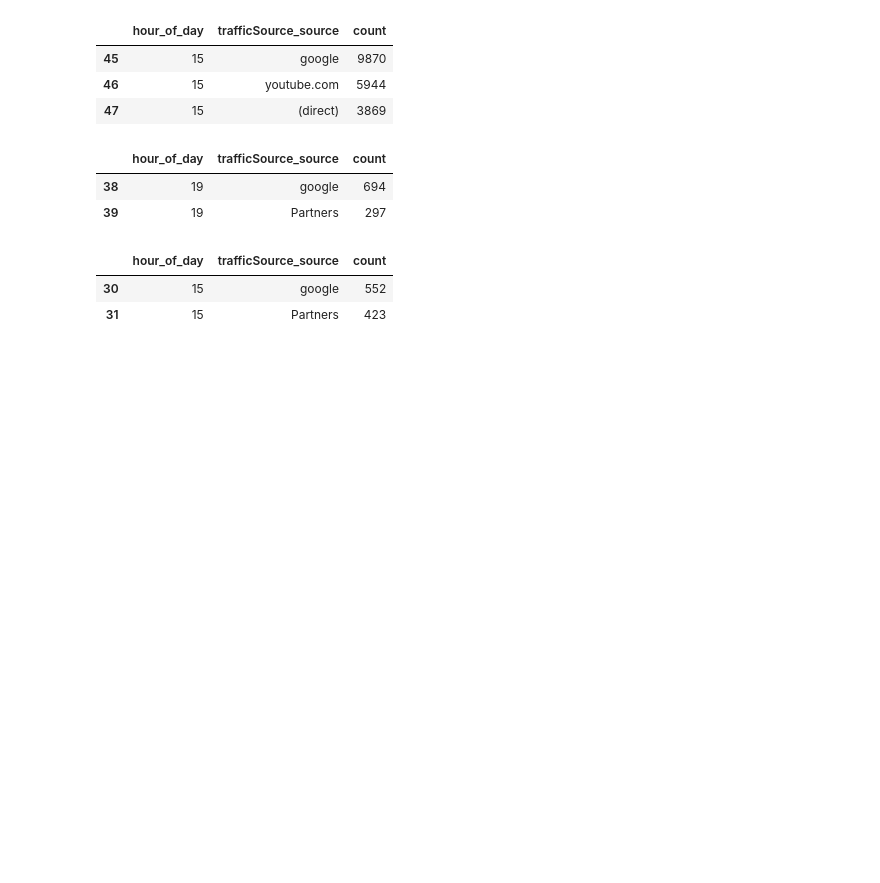
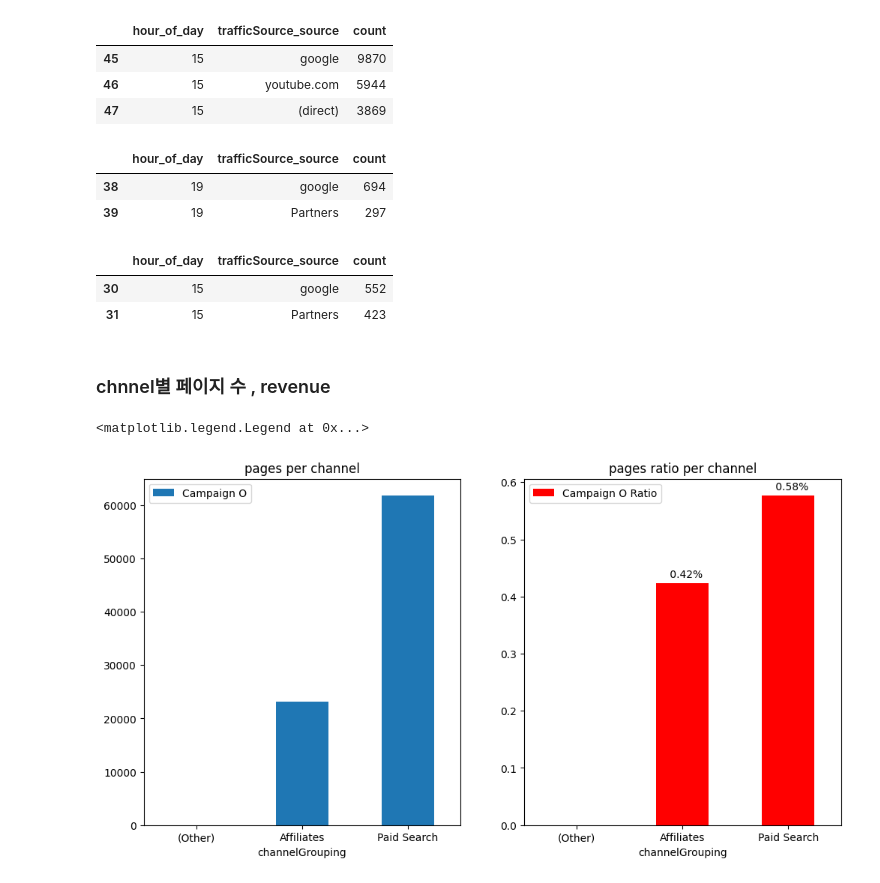
Before and after one commit to eju1019/ipark, a Jupyter notebook: projcet.ipynb, the cells around one changed output. Cells and saved outputs as stored; diff of their text form; code cells hidden in the pictures; blank space fills up the shorter version.

```diff
--- a/projcet.ipynb
+++ b/projcet.ipynb
@@ -419,3 +427,26 @@ display(top_3_Continent_set[top_3_Continent_set.hour_of_day == 15])
 |  | hour_of_day | trafficSource_source | count |
 | 30 | 15 | google | 552 |
 | 31 | 15 | Partners | 423 |
+# %% [markdown]
+### chnnel별 페이지 수 , revenue
+# %%
+plt.figure(figsize=(12,6))
+plt.subplot(1,2,1)
+df_set.groupby('channelGrouping')['totals_pageviews'].sum().plot(kind='bar',label='Campaign O')
+plt.title('pages per channel')
+plt.xticks(rotation=0)
+plt.legend()
+
+set_counts=df_set.groupby('channelGrouping')['totals_pageviews'].count()
+total_set_counts=df_set['totals_pageviews'].count()
+pageviews_ratio_set = set_counts / total_set_counts
+plt.subplot(1,2,2)
+plt.title('pages ratio per channel')
+pageviews_ratio_set.plot(kind='bar',label='Campaign O Ratio', color ='red')
+plt.xticks(rotation=0)
+plt.text(0.85 ,pageviews_ratio_set[1]+0.01, f'{pageviews_ratio_set[1]: .2f}%')
+plt.text(1.85 ,pageviews_ratio_set[2]+0.01, f'{pageviews_ratio_set[2]: .2f}%')
+plt.legend()
+# %% [output]
+<matplotlib.legend.Legend at 0x...>
+[figure, added]
```
Also changed, not shown: parts of 6 cells of this notebook.
